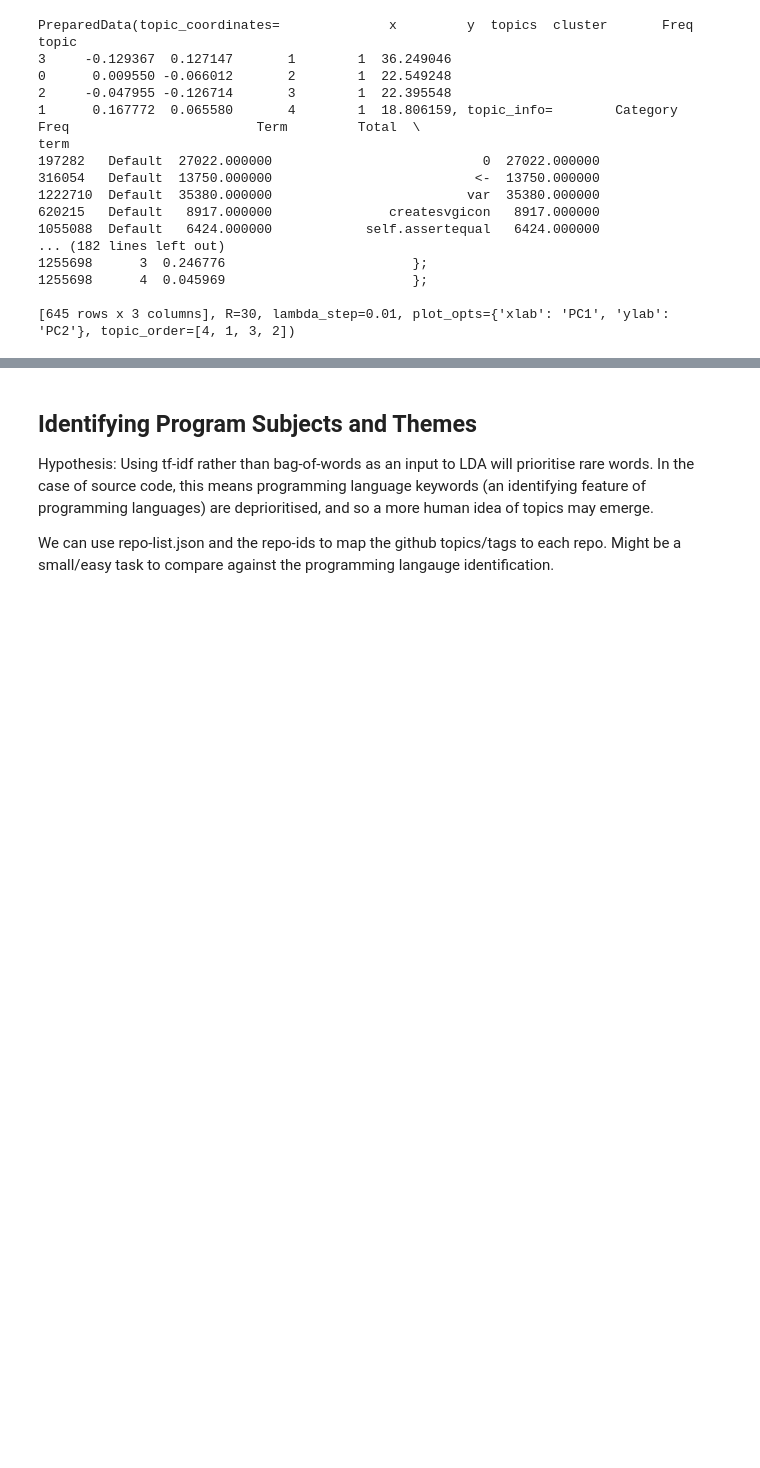
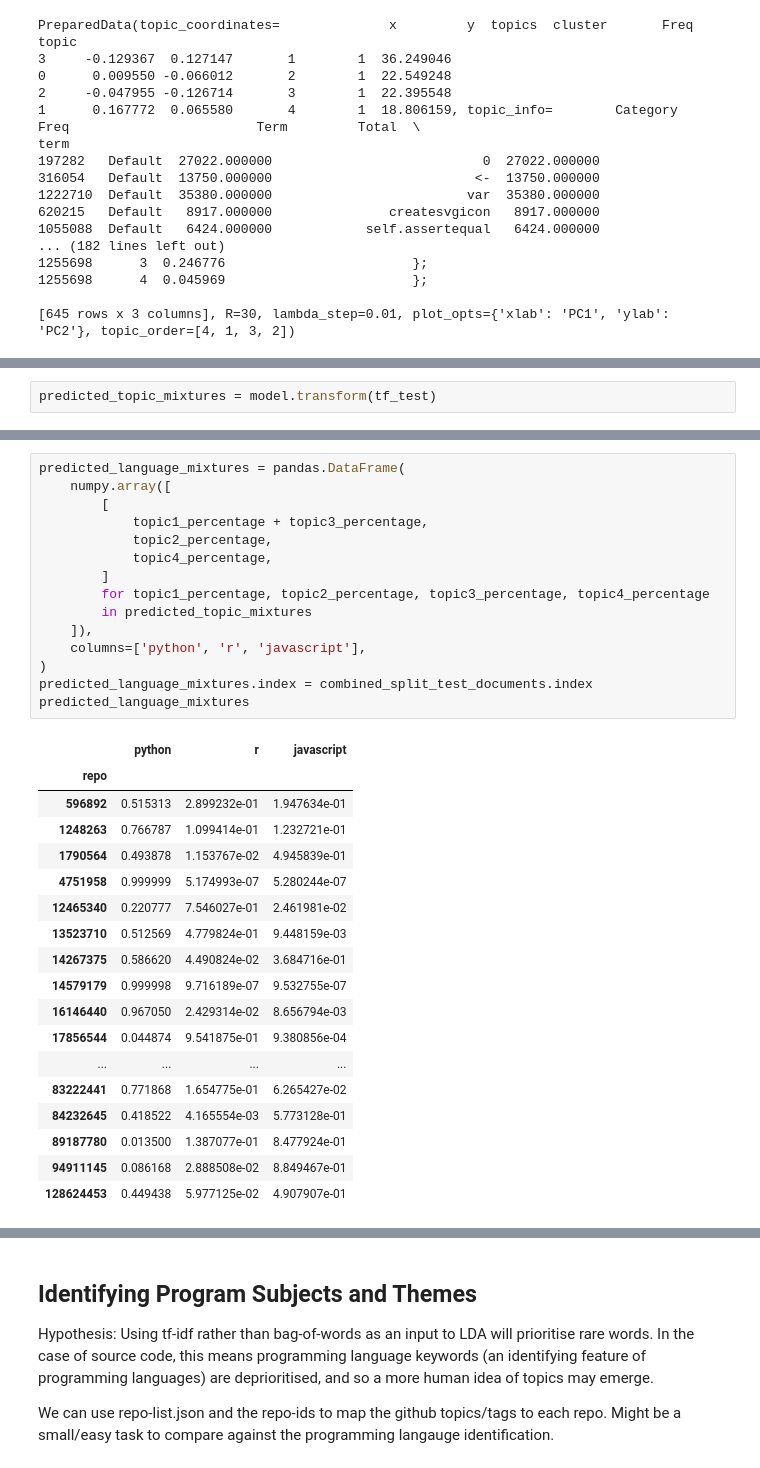
Before and after one commit to SJames528/data-science-toolbox-4, a Jupyter notebook: project/report.ipynb, the cells around one changed output, grey strips where cells are left out. Drawn from its saved outputs; the diff is of its cells as text; blank space fills up the shorter version.

```diff
--- a/project/report.ipynb
+++ b/project/report.ipynb
@@ -651,0 +780,2 @@ term
+# %%
+predicted_topic_mixtures = model.transform(tf_test)
@@ -651,0 +802,34 @@ term
+# %%
+predicted_language_mixtures = pandas.DataFrame(
+    numpy.array([
+        [
+            topic1_percentage + topic3_percentage,
+            topic2_percentage,
+            topic4_percentage,
+        ]
+        for topic1_percentage, topic2_percentage, topic3_percentage, topic4_percentage
+        in predicted_topic_mixtures
+    ]),
+    columns=['python', 'r', 'javascript'],
+)
+predicted_language_mixtures.index = combined_split_test_documents.index
+predicted_language_mixtures
+# %% [output]
+|  | python | r | javascript |
+| repo |  |  |  |
+| 596892 | 0.515313 | 2.899232e-01 | 1.947634e-01 |
+| 1248263 | 0.766787 | 1.099414e-01 | 1.232721e-01 |
+| 1790564 | 0.493878 | 1.153767e-02 | 4.945839e-01 |
+| 4751958 | 0.999999 | 5.174993e-07 | 5.280244e-07 |
+| 12465340 | 0.220777 | 7.546027e-01 | 2.461981e-02 |
+| 13523710 | 0.512569 | 4.779824e-01 | 9.448159e-03 |
+| 14267375 | 0.586620 | 4.490824e-02 | 3.684716e-01 |
+| 14579179 | 0.999998 | 9.716189e-07 | 9.532755e-07 |
+| 16146440 | 0.967050 | 2.429314e-02 | 8.656794e-03 |
+| 17856544 | 0.044874 | 9.541875e-01 | 9.380856e-04 |
+| ... | ... | ... | ... |
+| 83222441 | 0.771868 | 1.654775e-01 | 6.265427e-02 |
+| 84232645 | 0.418522 | 4.165554e-03 | 5.773128e-01 |
+| 89187780 | 0.013500 | 1.387077e-01 | 8.477924e-01 |
+| 94911145 | 0.086168 | 2.888508e-02 | 8.849467e-01 |
+| 128624453 | 0.449438 | 5.977125e-02 | 4.907907e-01 |
```
Also changed, not shown: parts of 19 cells of this notebook.
